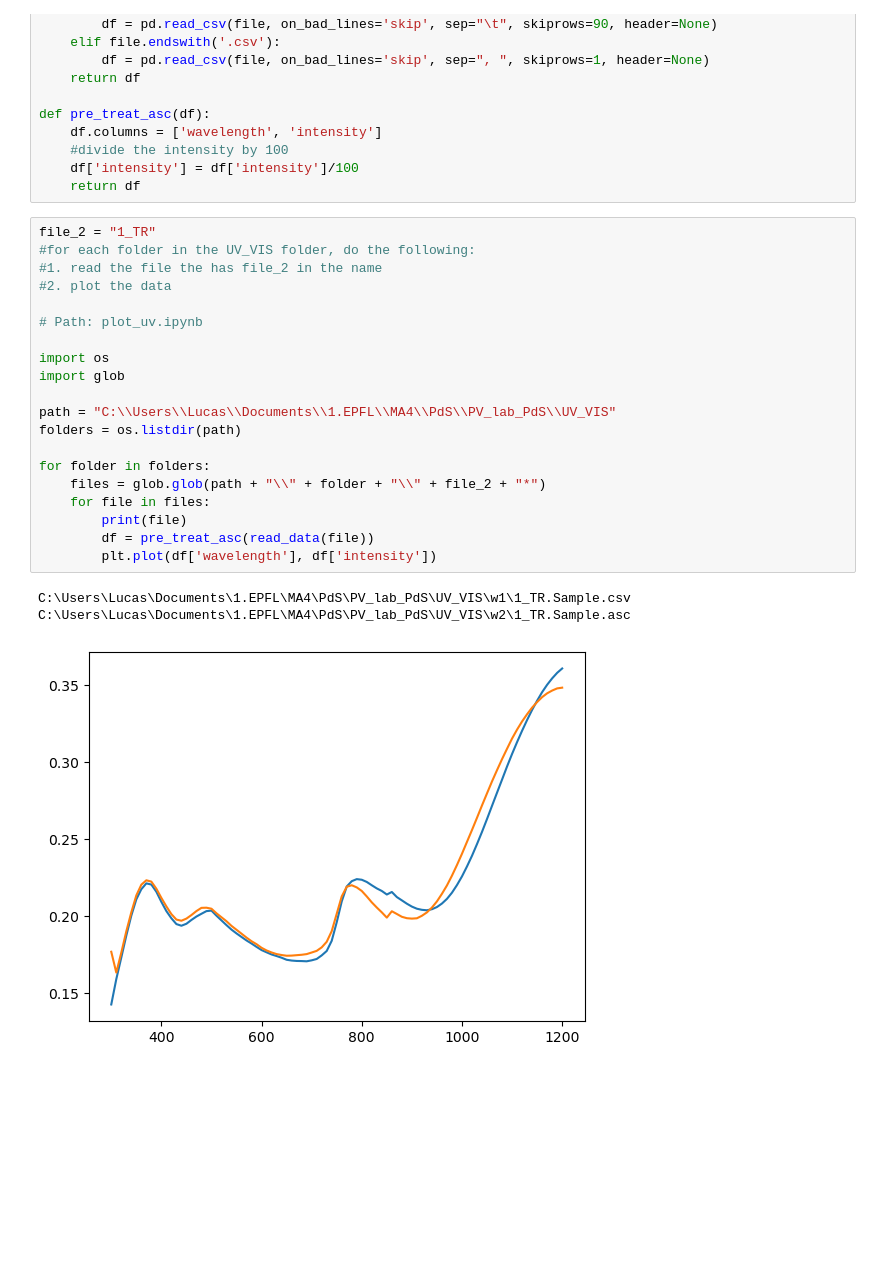
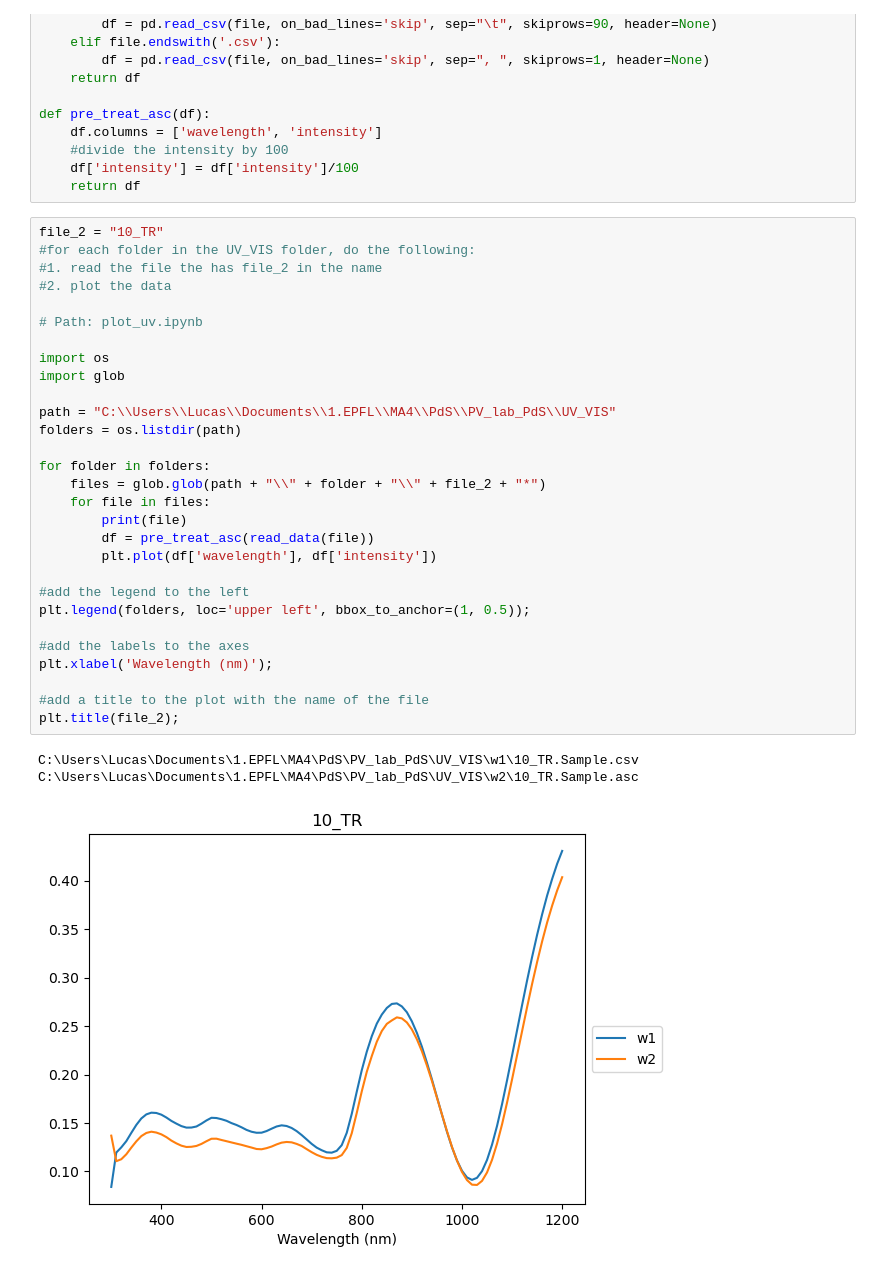
Before and after one commit to LuLuEhret/PV_lab_PdS, a Jupyter notebook: plot_uv.ipynb, the cells around one changed output. Saved outputs shown, nothing was run; the diff lists cells and outputs as text; blank space fills up the shorter version.

```diff
--- a/plot_uv.ipynb
+++ b/plot_uv.ipynb
@@ -19,26 +19,35 @@ def pre_treat_asc(df):
     df['intensity'] = df['intensity']/100
     return df
 # %%
-file_2 = "1_TR"
+file_2 = "10_TR"
 #for each folder in the UV_VIS folder, do the following:
 #1. read the file the has file_2 in the name
 #2. plot the data
 
 # Path: plot_uv.ipynb
 
 import os
 import glob
 
 path = "C:\\Users\\Lucas\\Documents\\1.EPFL\\MA4\\PdS\\PV_lab_PdS\\UV_VIS"
 folders = os.listdir(path)
 
 for folder in folders:
     files = glob.glob(path + "\\" + folder + "\\" + file_2 + "*")
     for file in files:
         print(file)
         df = pre_treat_asc(read_data(file))
         plt.plot(df['wavelength'], df['intensity'])
+
+#add the legend to the left
+plt.legend(folders, loc='upper left', bbox_to_anchor=(1, 0.5));
+
+#add the labels to the axes
+plt.xlabel('Wavelength (nm)');
+
+#add a title to the plot with the name of the file
+plt.title(file_2);
 # %% [output]
-C:\Users\Lucas\Documents\1.EPFL\MA4\PdS\PV_lab_PdS\UV_VIS\w1\1_TR.Sample.csv
-C:\Users\Lucas\Documents\1.EPFL\MA4\PdS\PV_lab_PdS\UV_VIS\w2\1_TR.Sample.asc
+C:\Users\Lucas\Documents\1.EPFL\MA4\PdS\PV_lab_PdS\UV_VIS\w1\10_TR.Sample.csv
+C:\Users\Lucas\Documents\1.EPFL\MA4\PdS\PV_lab_PdS\UV_VIS\w2\10_TR.Sample.asc
-[figure, old version]
+[figure, new version]
```
Also changed, not shown: 8 other files.
